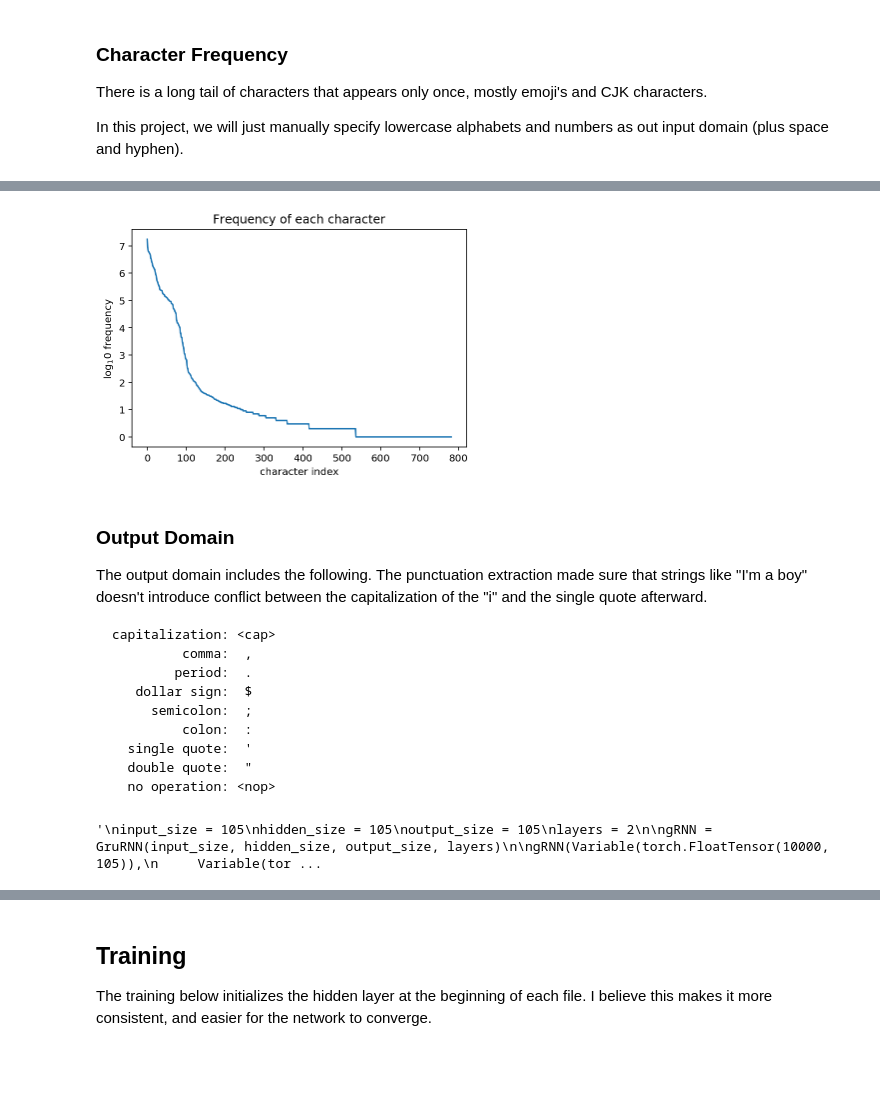
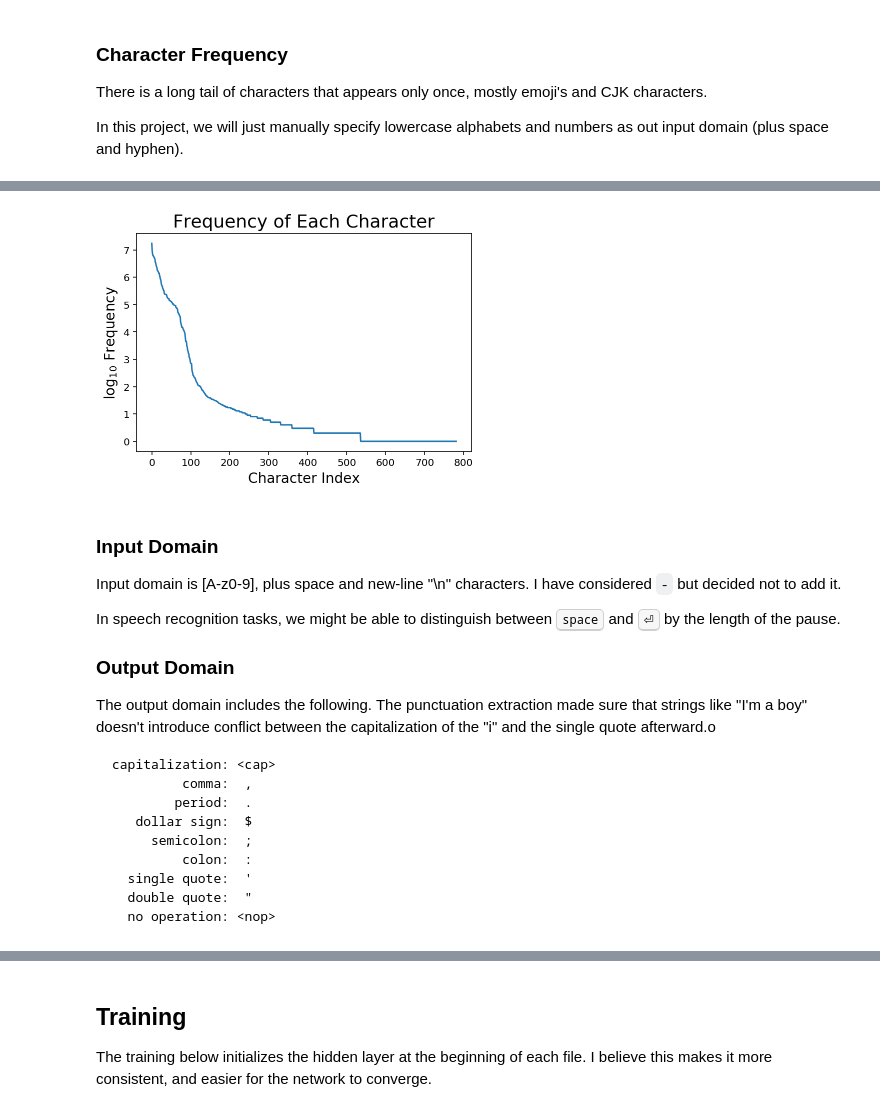
Before and after one commit to geyang/deep-auto-punctuation, a Jupyter notebook: Learning Punctuations by reading Engadget.ipynb, the cells around one changed output, grey strips where cells are left out. Saved outputs shown, nothing was run; the diff lists cells and outputs as text; code cells hidden in the pictures; blank space fills up the shorter version.

````diff
--- a/Learning Punctuations by reading Engadget.ipynb
+++ b/Learning Punctuations by reading Engadget.ipynb
@@ -173,9 +149,12 @@ def batch_gen(seq_length, source):
 # %%
+from tqdm import tqdm
+from IPython.display import HTML
+
 def get_chars():
     step = 0
     freq = {}
     keys = []
-    for file_name, source in tqdm(source_gen()):
+    for file_name, source in tqdm(data.source_gen()):
 
         for char in source:
             try:
@@ -183,9 +162,7 @@ def get_chars():
             except KeyError:
                 freq[char] = 1
                 keys.append(char)
-        #if step%10000 == 9999:
-        #    print(str(step) + ": ln: " + str(len(keys)) + str(["".join(keys)]))
 
     return keys, freq
 ks, freqs = get_chars()
-HTML("<pre>" + "".join(ks) + "</pre>")
+HTML("<pre style='border: 1px solid #919191;border-radius:10px;background-color:#e4e4e4;padding:10px'>" + "".join(ks) + "</pre>")
@@ -196,14 +175,16 @@ There is a long tail of characters that appears only once, mostly emoji's and CJ
 
 In this project, we will just manually specify lowercase alphabets and numbers as out input domain (plus space and hyphen).
 # %%
+import math, numpy as np, matplotlib.pyplot as plt
+
 order = np.argsort([freqs[k] for k in ks])[::-1]
 chars_ordered = "".join(np.array([k for k in ks])[order])
 print(chars_ordered[:140])
 
-plt.title('Frequency of each character')
+plt.title('Frequency of Each Character', fontsize=18)
 plt.plot(np.array([math.log10(freqs[k]) for k in ks])[order])
-plt.ylabel('$\log_10$ frequency')
-plt.xlabel('character index')
+plt.ylabel('$\log_{10}$ Frequency', fontsize=14)
+plt.xlabel('Character Index', fontsize=14)
 plt.show()
 # %% [output]
  etoainsrlhdcupmgfwyb,v.k-
@@ -211,8 +192,14 @@ plt.show()
-[figure, old version]
+[figure, new version]
 # %% [markdown]
+### Input Domain
+
+Input domain is [A-z0-9], plus space and new-line "\n" characters. I have considered `-` but decided not to add it.
+
+In speech recognition tasks, we might be able to distinguish between <kbd>space</kbd> and <kbd>⏎</kbd> by the length of the pause.
+
 ### Output Domain
 
-The output domain includes the following. The punctuation extraction made sure that strings like "I'm a boy" doesn't introduce conflict between the capitalization of the "i" and the single quote afterward.
+The output domain includes the following. The punctuation extraction made sure that strings like "I'm a boy" doesn't introduce conflict between the capitalization of the "i" and the single quote afterward.o
 
 ```
 capitalization: <cap>
@@ -228,45 +215,3 @@ capitalization: <cap>
 # %%
 input_chars = list(" \nabcdefghijklmnopqrstuvwxyz01234567890")
 output_chars = ["<nop>", "<cap>"] + list(".,;:?!\"'$")
-# %%
-class GruRNN(nn.Module):
-    def __init__(self, input_size, hidden_size, output_size, layers=1, bi=False):
-        super(GruRNN, self).__init__()
-        self.input_size = input_size
-        self.hidden_size = hidden_size
-        self.output_size = output_size
-        self.layers = layers
-        self.bi_mul = 2 if bi else 1
-
-        self.encoder = nn.Linear(input_size, hidden_size)
-        self.gru = nn.GRU(input_size, hidden_size, self.layers, bidirectional=bi)
-        self.decoder = nn.Linear(hidden_size * self.bi_mul, output_size)
-        self.softmax = F.softmax
-
-    def forward(self, x, hidden):
-        #embeded = self.encoder(x)
-        embeded = x
-        #print(embeded.view(-1, 1, self.input_size).size())
-        #print(hidden.size())
-        gru_output, hidden = self.gru(embeded.view(-1, 1, self.input_size), hidden.view(self.layers * self.bi_mul, -1, self.hidden_size))
-        #print(gru_output.size())
-        output = self.decoder(gru_output.view(-1, self.hidden_size * self.bi_mul))
-        return output, hidden
-
-    def init_hidden(self, random=False):
-        if random:
-            return Variable(torch.randn(self.layers * self.bi_mul, self.hidden_size))
-        else:
-            return Variable(torch.zeros(self.layers * self.bi_mul, self.hidden_size))
-"""
-input_size = 105
-hidden_size = 105
-output_size = 105
-layers = 2
-
-gRNN = GruRNN(input_size, hidden_size, output_size, layers)
-
-gRNN(Variable(torch.FloatTensor(10000, 105)),
-     Variable(torch.FloatTensor(layers, 105)))"""
-# %% [output]
-'\ninput_size = 105\nhidden_size = 105\noutput_size = 105\nlayers = 2\n\ngRNN = GruRNN(input_size, hidden_size, output_size, layers)\n\ngRNN(Variable(torch.FloatTensor(10000, 105)),\n     Variable(tor ...
````
Also changed, not shown: parts of 35 cells of this notebook, 9 other files.
